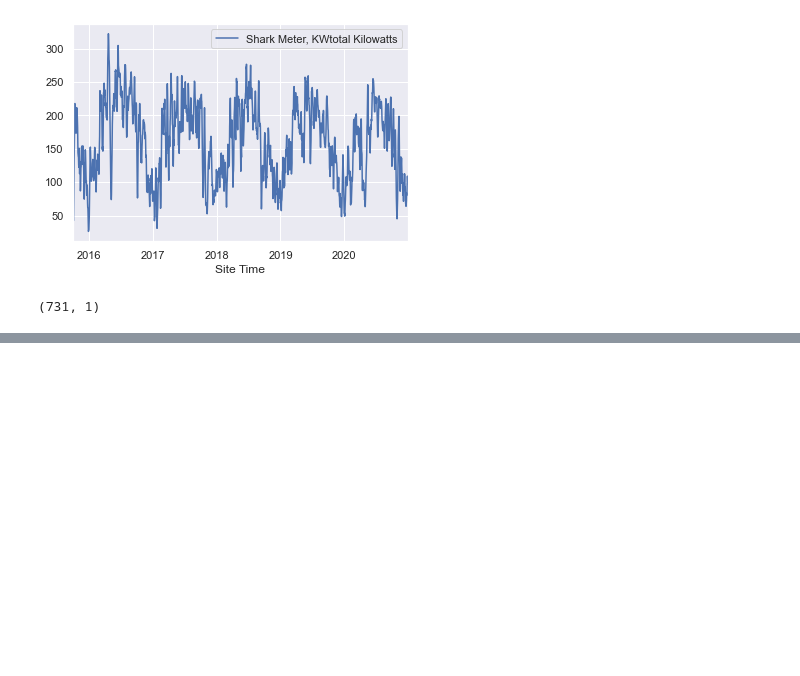
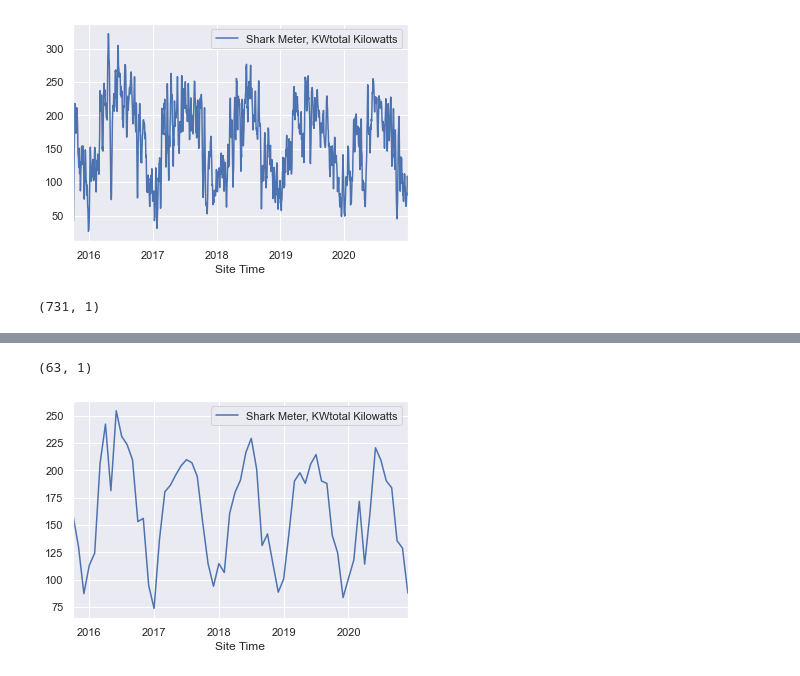
Before and after one commit to ruthcaswellsmith/Capstone---Solar-Energy, a Jupyter notebook: notebooks/Forecasting.ipynb, the cells around one changed output, grey strips where cells are left out. Saved outputs shown, nothing was run; the diff lists cells and outputs as text; code cells hidden in the pictures; blank space fills up the shorter version.

```diff
--- a/notebooks/Forecasting.ipynb
+++ b/notebooks/Forecasting.ipynb
@@ -136,0 +138,11 @@ Performing stepwise search to minimize aic
+# %%
+# Let's try with monthly data
+energy_monthly = energy_hourly_rolling_7D.resample('M').mean()
+# %%
+energy_monthly.shape
+# %% [output]
+(63, 1)
+# %%
+energy_monthly.plot();
+# %% [output]
+[figure, added]
```
Also changed, not shown: parts of 6 cells of this notebook.
